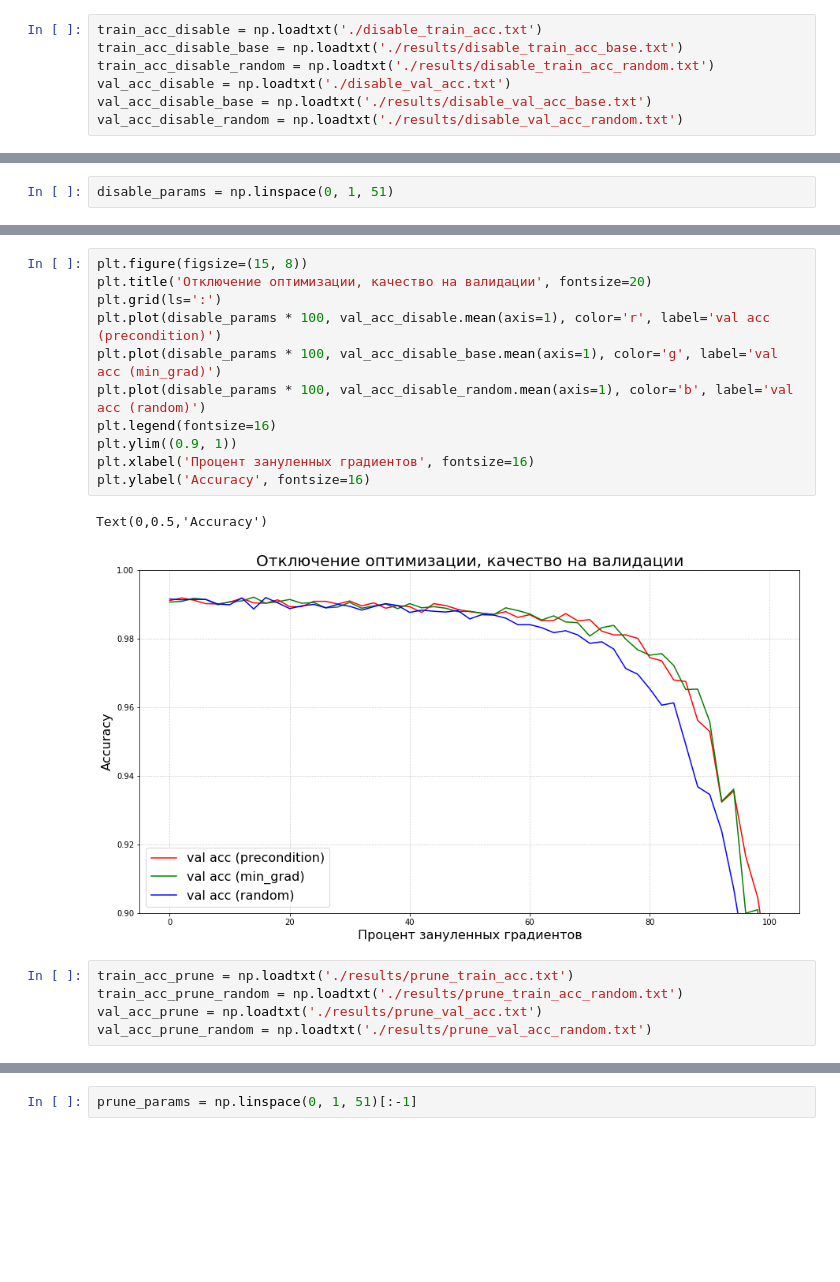
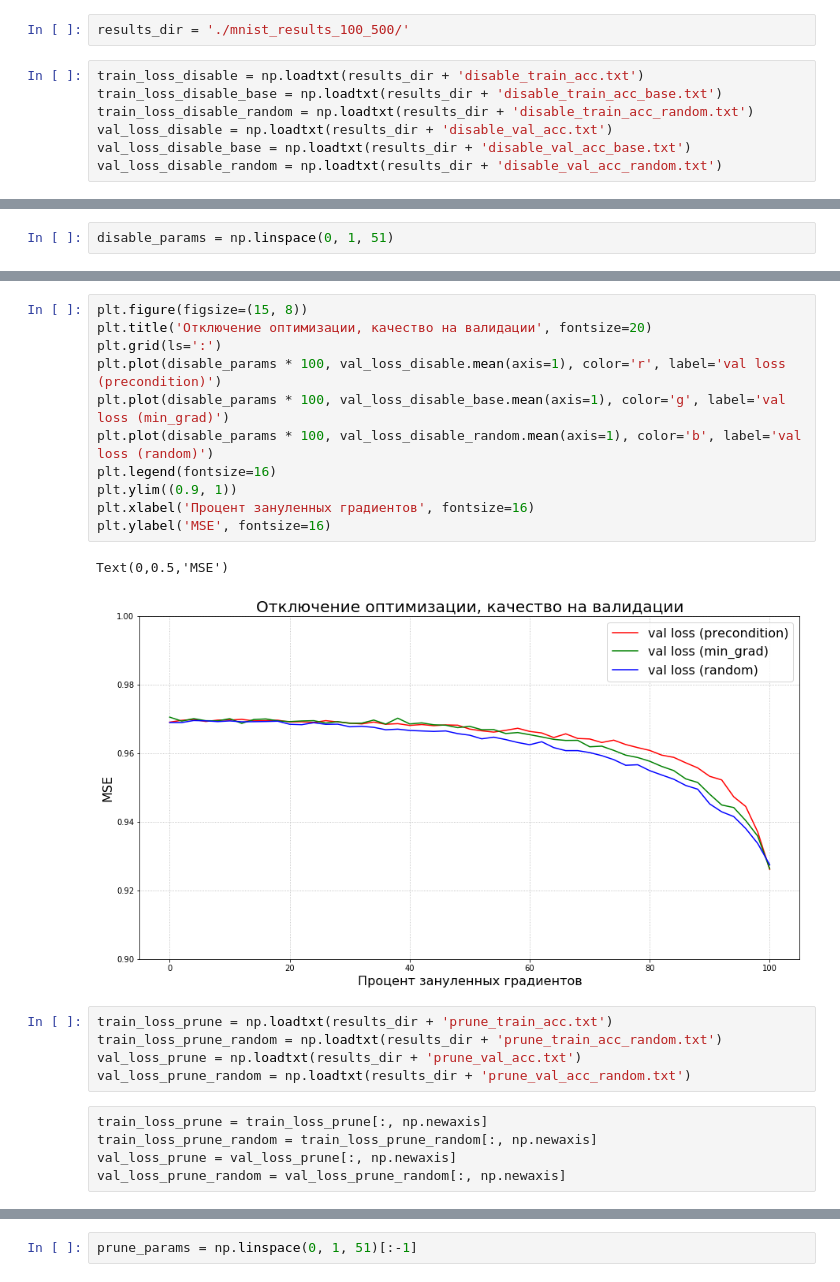
Before and after one commit to KirillMouraviev/science_publication, a Jupyter notebook: code/Main_experiment_graphics.ipynb, the cells around one changed output, grey strips where cells are left out. Cells and saved outputs as stored; diff of their text form; blank space fills up the shorter version.

```diff
--- a/code/Main_experiment_graphics.ipynb
+++ b/code/Main_experiment_graphics.ipynb
@@ -2,10 +2,12 @@
 import numpy as np
 import matplotlib.pyplot as plt
 %matplotlib inline
+# %%
+results_dir = './mnist_results_100_500/'
 # %%
-train_acc_disable = np.loadtxt('./disable_train_acc.txt')
-train_acc_disable_base = np.loadtxt('./results/disable_train_acc_base.txt')
-train_acc_disable_random = np.loadtxt('./results/disable_train_acc_random.txt')
-val_acc_disable = np.loadtxt('./disable_val_acc.txt')
-val_acc_disable_base = np.loadtxt('./results/disable_val_acc_base.txt')
-val_acc_disable_random = np.loadtxt('./results/disable_val_acc_random.txt')
+train_loss_disable = np.loadtxt(results_dir + 'disable_train_acc.txt')
+train_loss_disable_base = np.loadtxt(results_dir + 'disable_train_acc_base.txt')
+train_loss_disable_random = np.loadtxt(results_dir + 'disable_train_acc_random.txt')
+val_loss_disable = np.loadtxt(results_dir + 'disable_val_acc.txt')
+val_loss_disable_base = np.loadtxt(results_dir + 'disable_val_acc_base.txt')
+val_loss_disable_random = np.loadtxt(results_dir + 'disable_val_acc_random.txt')
@@ -32,20 +49,25 @@ Text(0,0.5,'Accuracy')
 # %%
 plt.figure(figsize=(15, 8))
 plt.title('Отключение оптимизации, качество на валидации', fontsize=20)
 plt.grid(ls=':')
-plt.plot(disable_params * 100, val_acc_disable.mean(axis=1), color='r', label='val acc (precondition)')
-plt.plot(disable_params * 100, val_acc_disable_base.mean(axis=1), color='g', label='val acc (min_grad)')
-plt.plot(disable_params * 100, val_acc_disable_random.mean(axis=1), color='b', label='val acc (random)')
+plt.plot(disable_params * 100, val_loss_disable.mean(axis=1), color='r', label='val loss (precondition)')
+plt.plot(disable_params * 100, val_loss_disable_base.mean(axis=1), color='g', label='val loss (min_grad)')
+plt.plot(disable_params * 100, val_loss_disable_random.mean(axis=1), color='b', label='val loss (random)')
 plt.legend(fontsize=16)
 plt.ylim((0.9, 1))
 plt.xlabel('Процент зануленных градиентов', fontsize=16)
-plt.ylabel('Accuracy', fontsize=16)
+plt.ylabel('MSE', fontsize=16)
 # %% [output]
-Text(0,0.5,'Accuracy')
+Text(0,0.5,'MSE')
-[figure, old version]
+[figure, new version]
 # %%
-train_acc_prune = np.loadtxt('./results/prune_train_acc.txt')
-train_acc_prune_random = np.loadtxt('./results/prune_train_acc_random.txt')
-val_acc_prune = np.loadtxt('./results/prune_val_acc.txt')
-val_acc_prune_random = np.loadtxt('./results/prune_val_acc_random.txt')
+train_loss_prune = np.loadtxt(results_dir + 'prune_train_acc.txt')
+train_loss_prune_random = np.loadtxt(results_dir + 'prune_train_acc_random.txt')
+val_loss_prune = np.loadtxt(results_dir + 'prune_val_acc.txt')
+val_loss_prune_random = np.loadtxt(results_dir + 'prune_val_acc_random.txt')
+# %% [raw]
+train_loss_prune = train_loss_prune[:, np.newaxis]
+train_loss_prune_random = train_loss_prune_random[:, np.newaxis]
+val_loss_prune = val_loss_prune[:, np.newaxis]
+val_loss_prune_random = val_loss_prune_random[:, np.newaxis]
 # %%
```
Also changed, not shown: parts of 7 cells of this notebook.
